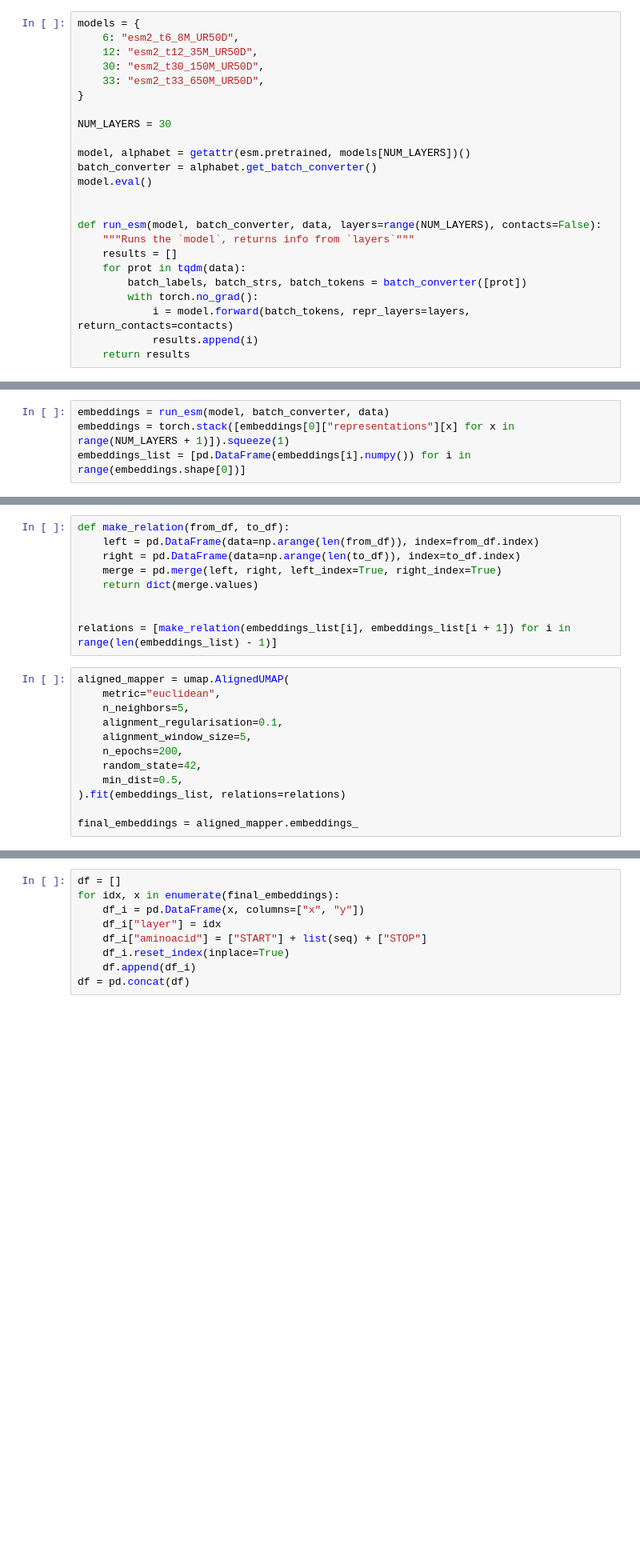
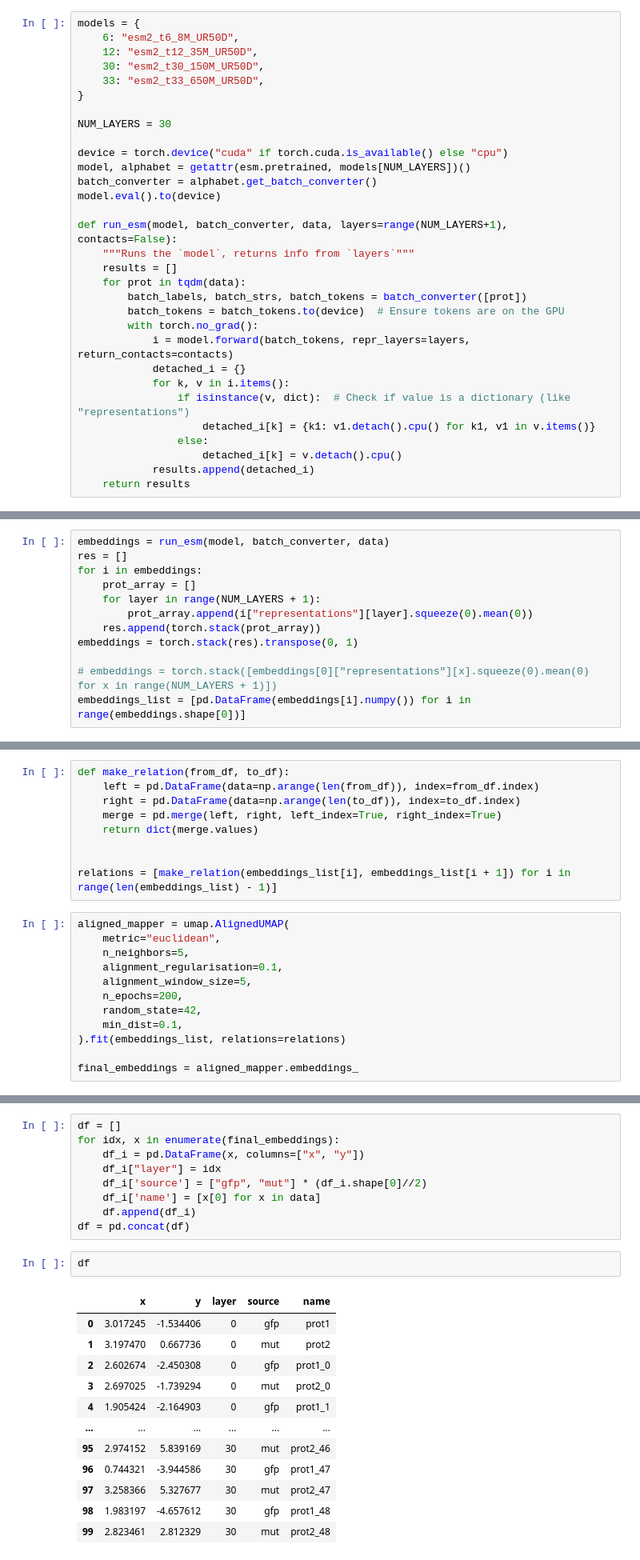
Before and after one commit to kalininalab/SMTB_2023, a Jupyter notebook: umap_3d.ipynb, the cells around one changed output, grey strips where cells are left out. Shown: that part at 80% size. Drawn from its saved outputs; the diff is of its cells as text; blank space fills up the shorter version.

```diff
--- a/umap_3d.ipynb
+++ b/umap_3d.ipynb
@@ -17,17 +18,24 @@ models = {
 
 NUM_LAYERS = 30
 
+device = torch.device("cuda" if torch.cuda.is_available() else "cpu")
 model, alphabet = getattr(esm.pretrained, models[NUM_LAYERS])()
 batch_converter = alphabet.get_batch_converter()
-model.eval()
+model.eval().to(device)
 
-
-def run_esm(model, batch_converter, data, layers=range(NUM_LAYERS), contacts=False):
+def run_esm(model, batch_converter, data, layers=range(NUM_LAYERS+1), contacts=False):
     """Runs the `model`, returns info from `layers`"""
     results = []
     for prot in tqdm(data):
         batch_labels, batch_strs, batch_tokens = batch_converter([prot])
+        batch_tokens = batch_tokens.to(device)  # Ensure tokens are on the GPU
         with torch.no_grad():
             i = model.forward(batch_tokens, repr_layers=layers, return_contacts=contacts)
-            results.append(i)
+            detached_i = {}
+            for k, v in i.items():
+                if isinstance(v, dict):  # Check if value is a dictionary (like "representations")
+                    detached_i[k] = {k1: v1.detach().cpu() for k1, v1 in v.items()}
+                else:
+                    detached_i[k] = v.detach().cpu()
+            results.append(detached_i)
     return results
@@ -37,4 +64,12 @@ data = [("prot1", seq)]
 # %%
 embeddings = run_esm(model, batch_converter, data)
-embeddings = torch.stack([embeddings[0]["representations"][x] for x in range(NUM_LAYERS + 1)]).squeeze(1)
+res = []
+for i in embeddings:
+    prot_array = []
+    for layer in range(NUM_LAYERS + 1):
+        prot_array.append(i["representations"][layer].squeeze(0).mean(0))
+    res.append(torch.stack(prot_array))
+embeddings = torch.stack(res).transpose(0, 1)
+
+# embeddings = torch.stack([embeddings[0]["representations"][x].squeeze(0).mean(0) for x in range(NUM_LAYERS + 1)])
 embeddings_list = [pd.DataFrame(embeddings[i].numpy()) for i in range(embeddings.shape[0])]
@@ -57,7 +90,7 @@ aligned_mapper = umap.AlignedUMAP(
     alignment_window_size=5,
     n_epochs=200,
     random_state=42,
-    min_dist=0.5,
+    min_dist=0.1,
 ).fit(embeddings_list, relations=relations)
 
 final_embeddings = aligned_mapper.embeddings_
@@ -84,7 +99,22 @@ df = []
 for idx, x in enumerate(final_embeddings):
     df_i = pd.DataFrame(x, columns=["x", "y"])
     df_i["layer"] = idx
-    df_i["aminoacid"] = ["START"] + list(seq) + ["STOP"]
-    df_i.reset_index(inplace=True)
+    df_i['source'] = ["gfp", "mut"] * (df_i.shape[0]//2)
+    df_i['name'] = [x[0] for x in data]
     df.append(df_i)
 df = pd.concat(df)
+# %%
+df
+# %% [output]
+|  | x | y | layer | source | name |
+| 0 | 3.017245 | -1.534406 | 0 | gfp | prot1 |
+| 1 | 3.197470 | 0.667736 | 0 | mut | prot2 |
+| 2 | 2.602674 | -2.450308 | 0 | gfp | prot1_0 |
+| 3 | 2.697025 | -1.739294 | 0 | mut | prot2_0 |
+| 4 | 1.905424 | -2.164903 | 0 | gfp | prot1_1 |
+| ... | ... | ... | ... | ... | ... |
+| 95 | 2.974152 | 5.839169 | 30 | mut | prot2_46 |
+| 96 | 0.744321 | -3.944586 | 30 | gfp | prot1_47 |
+| 97 | 3.258366 | 5.327677 | 30 | mut | prot2_47 |
+| 98 | 1.983197 | -4.657612 | 30 | gfp | prot1_48 |
+| 99 | 2.823461 | 2.812329 | 30 | mut | prot2_48 |
```
Also changed, not shown: parts of 8 cells of this notebook.
